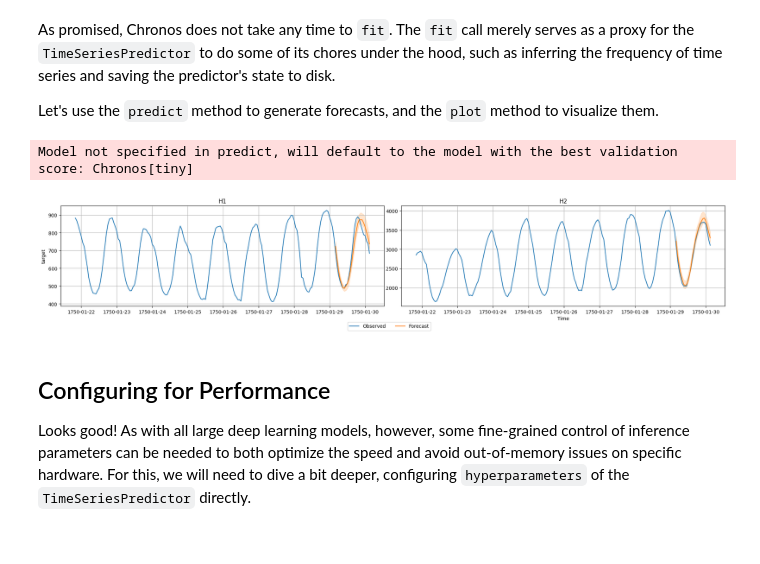
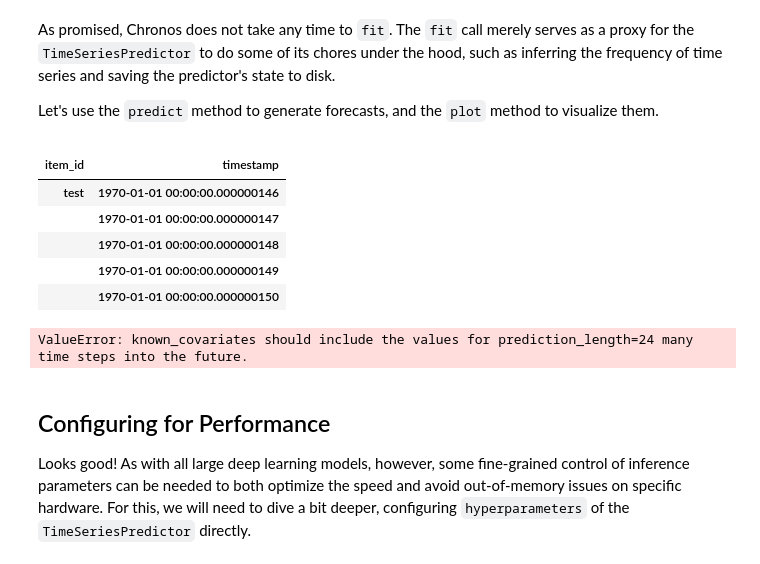
Before and after one commit to machinelearnear/sample-notebooks-causal-inference-ts-forecasting, a Jupyter notebook: notebooks-ts-forecasting/forecasting_chronos.ipynb, the cells around one changed output. Drawn from its saved outputs; the diff is of its cells as text; code cells hidden in the pictures.

```diff
--- a/notebooks-ts-forecasting/forecasting_chronos.ipynb
+++ b/notebooks-ts-forecasting/forecasting_chronos.ipynb
@@ -83,14 +119,30 @@ Let's use the `predict` method to generate forecasts, and the `plot` method to v
+# %%
+from autogluon.timeseries.utils.forecast import get_forecast_horizon_index_ts_dataframe
+
+future_index = get_forecast_horizon_index_ts_dataframe(train_data, prediction_length=24)
+future_timestamps = future_index.get_level_values("timestamp")
+known_covariates = pd.DataFrame(index=future_index)
+known_covariates["weekend"] = future_timestamps.weekday.isin(train_data.tail(prediction_length)).astype(float)
+
+known_covariates.head()
+# %% [output]
+|  |  |
+| item_id | timestamp |
+| test | 1970-01-01 00:00:00.000000146 |
+|  | 1970-01-01 00:00:00.000000147 |
+|  | 1970-01-01 00:00:00.000000148 |
+|  | 1970-01-01 00:00:00.000000149 |
+|  | 1970-01-01 00:00:00.000000150 |
 # %%
-predictions = predictor.predict(train_data)
+predictions = predictor.predict(train_data, known_covariates=pred_dataset)
 predictor.plot(
     data=data,
     predictions=predictions,
-    item_ids=["H1", "H2"],
+    item_ids=["test"],
     max_history_length=200,
 );
 # %% [output]
-Model not specified in predict, will default to the model with the best validation score: Chronos[tiny]
+ValueError: known_covariates should include the values for prediction_length=24 many time steps into the future.
-[figure, removed]
 # %% [markdown]
 ## Configuring for Performance
 
```
Also changed, not shown: parts of 9 cells of this notebook, 1 other file.
